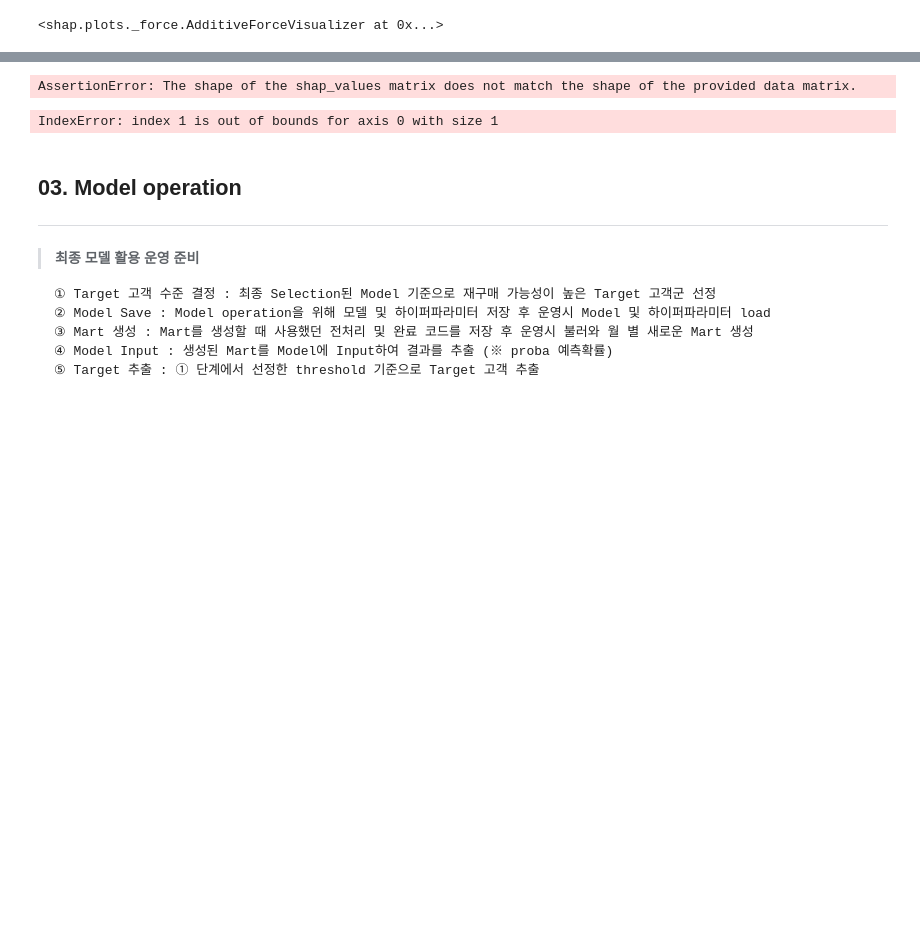
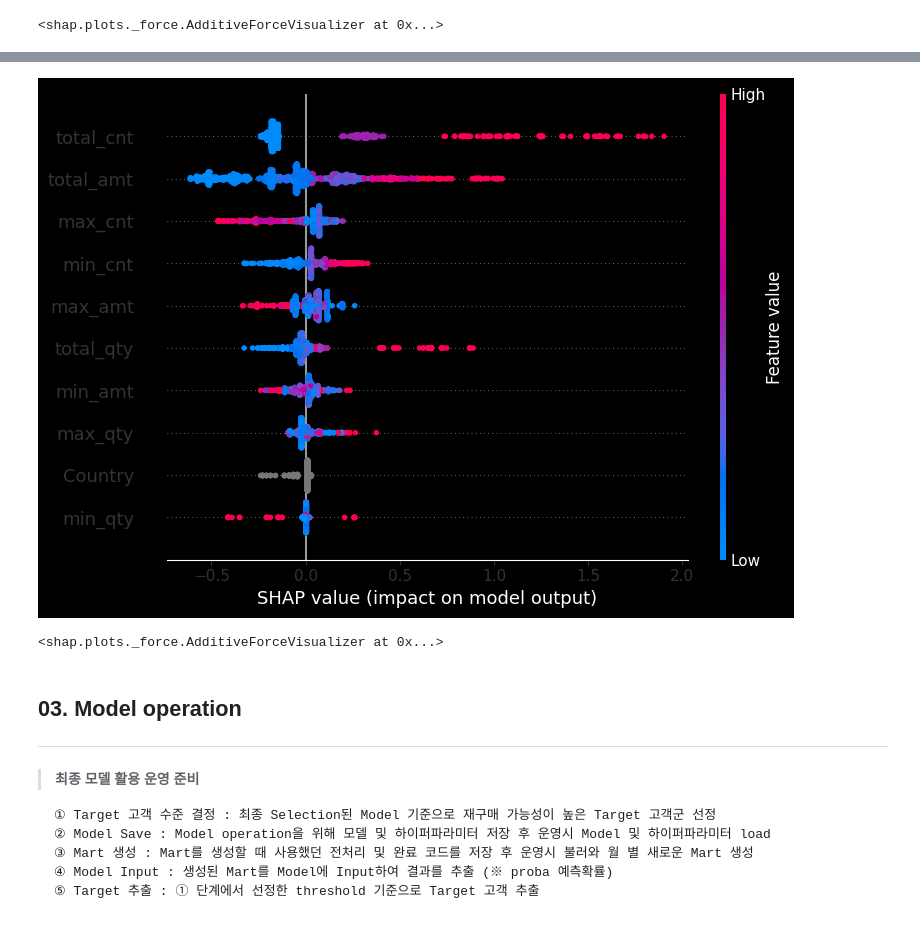
Before and after one commit to asyncFlow-dad/TIL_python, a Jupyter notebook: TIL/data analysis/Part 3. 데이터 분석 프로세스 (step by step).ipynb, the cells around one changed output, grey strips where cells are left out. Cells and saved outputs as stored; diff of their text form; code cells hidden in the pictures; blank space fills up the shorter version.

```diff
--- a/TIL/data analysis/Part 3. 데이터 분석 프로세스 (step by step).ipynb
+++ b/TIL/data analysis/Part 3. 데이터 분석 프로세스 (step by step).ipynb
@@ -2677,13 +2676,37 @@ Fields with bad pandas dtypes: Country: str
-# %%
-# ▶ LGBM shap
-shap.summary_plot(shap_values[1], x_test)
-# %% [output]
-AssertionError: The shape of the shap_values matrix does not match the shape of the provided data matrix.
-# %%
-# ▶ RFC shap
-shap.force_plot(explainer.expected_value[1], shap_values[1][4,:] , x_test.iloc[4,:], link='logit')
-# %% [output]
-IndexError: index 1 is out of bounds for axis 0 with size 1
+# %%
+# ▶ LGBM shap
+# Fix AssertionError: Summary plots need a matrix of shap_values, not a vector.
+# Use the correct (matrix) shap_values for LightGBM binary or regression model.
+# Use same columns as used to compute the SHAP values to avoid index mismatch.
+# (If shap_values is a list [class0, class1], for binary: use shap_values, not shap_values[1])
+shap.summary_plot(shap_values, x_test_lgbm)
+# %% [output]
+[figure, added]
+# %%
+# ▶ RFC shap
+# Fix IndexError: the structure of explainer.expected_value and shap_values is different depending on the model & SHAP version.
+# For binary classifier: if shap_values is an array (not list), use [4,:], if it's a list like [class0 array, class1 array], use appropriate index.
+# Force plot expects scalar expected_value and correct shape for shap_values.
+# Let's check the structure defensively:
+import numpy as np
+
+# Choose desired class for binary classifier (commonly class 1)
+class_idx = 1
+
+# Determine how to index explainer.expected_value and shap_values
+if isinstance(shap_values, list) and len(shap_values) == 2:
+    expected_value = explainer.expected_value[class_idx]
+    values = shap_values[class_idx][4, :]
+else:
+    expected_value = explainer.expected_value
+    values = shap_values[4, :]
+
+# Make sure the feature values, and shapes are correct (RFC uses x_test)
+feature_row = x_test.iloc[4, :]
+
+shap.force_plot(expected_value, values, feature_row, link='logit')
+# %% [output]
+<shap.plots._force.AdditiveForceVisualizer at 0x...>
 # %% [markdown]
 ## **03. Model operation**
 ---
```
Also changed, not shown: parts of 1 cell of this notebook.
